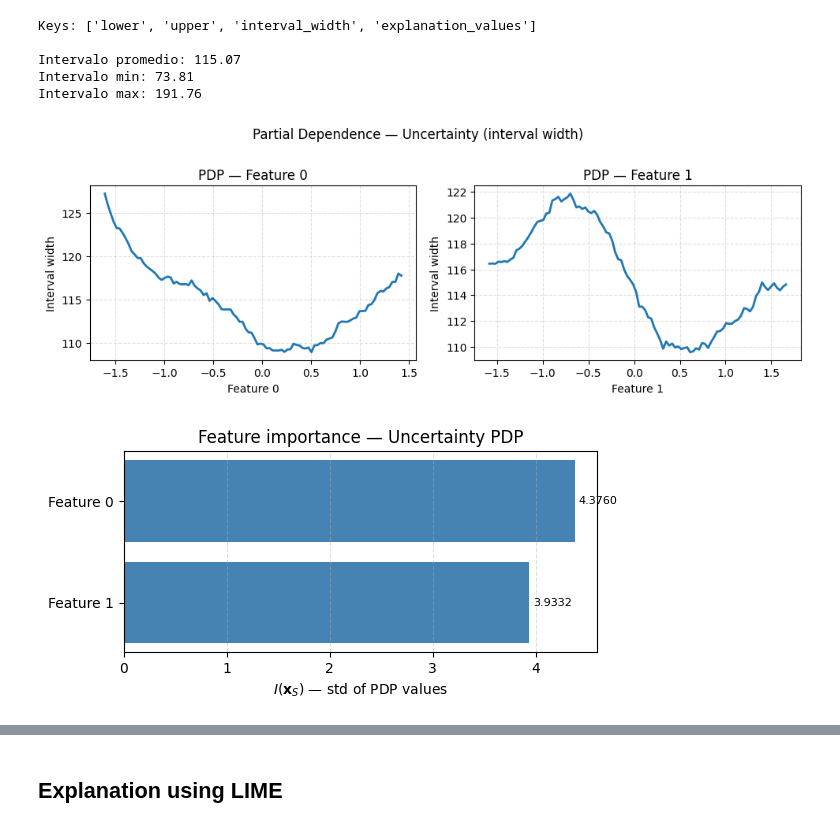
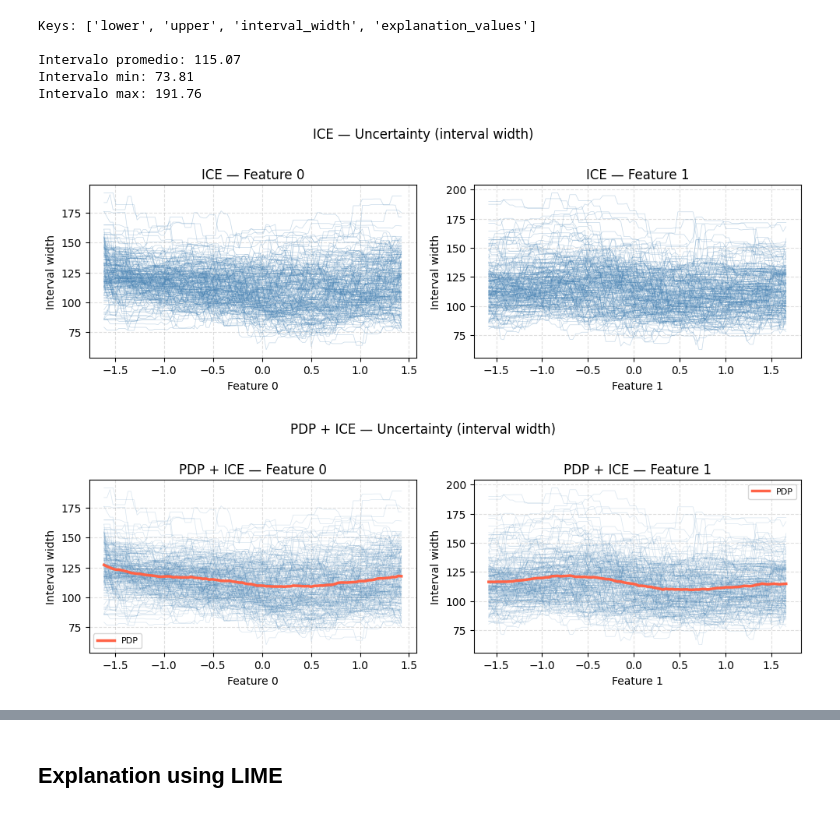
Before and after one commit to torodriguezt/uxplain, a Jupyter notebook: demo.ipynb, the cells around one changed output, grey strips where cells are left out. Cells and saved outputs as stored; diff of their text form; code cells hidden in the pictures.

```diff
--- a/demo.ipynb
+++ b/demo.ipynb
@@ -54,3 +55,10 @@ Métodos XAI soportados (`xai_method`):
 - `"lime"`
 # %% [markdown]
 ## Explanation using valores shapley
+# %%
+quick = UncertaintyExplanationPipeline(model=RandomForestRegressor(random_state=42))
+quick.fit(X_train, y_train)
+result = quick.explain_uncertainty(X_test, show_plots=False)
+
+print(f"Coverage: {np.mean((y_test >= result.lower) & (y_test <= result.upper)):.3f}")
+print(f"Mean interval width: {result.interval_width.mean():.2f}")
@@ -145,10 +155,13 @@ Intervalo promedio: 115.07
 Intervalo min: 73.81
 Intervalo max: 191.76
 # %%
-result = pipeline.explain_uncertainty(X_test, features = [0, 1])
+result = pipeline.explain_uncertainty(X_test, features = [0, 1], kind = "individual")
 # %% [output]
-[figure, old version]
+[figure, new version]
-[figure, removed]
+# %%
+result = pipeline.explain_uncertainty(X_test, features = [0, 1], kind = "both", plot_kind="pdp_ice")
+# %% [output]
+[figure, added]
 # %%
 result = pipeline.explain_uncertainty(X_test, features = [(0, 1)])
 # %% [output]
```
Also changed, not shown: parts of 31 cells of this notebook, 2 other files.
